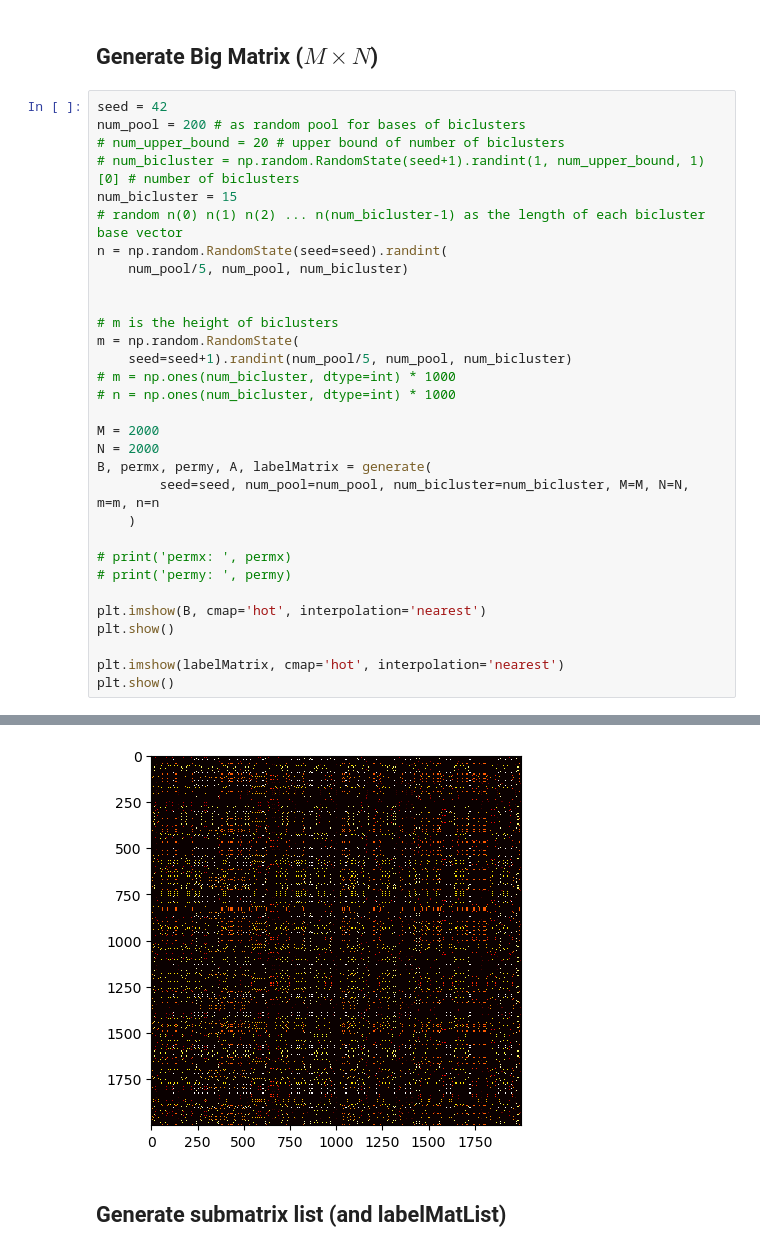
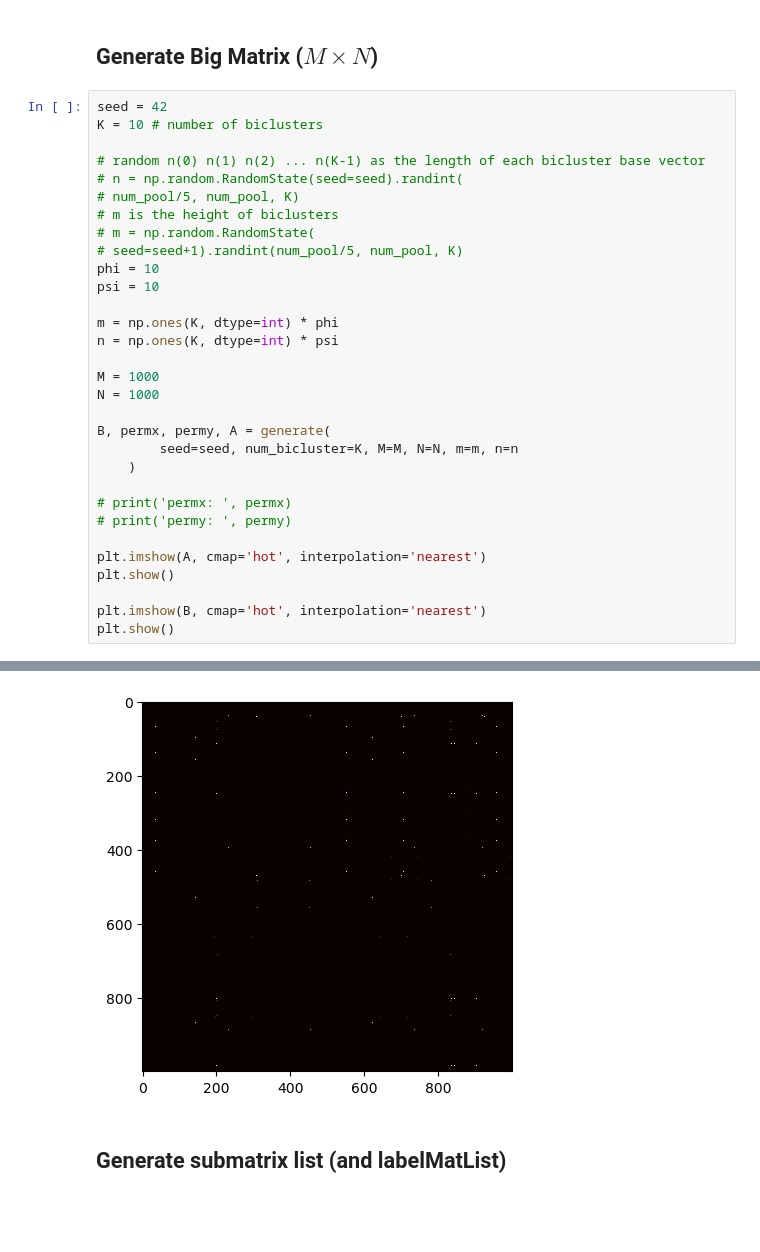
Before and after one commit to wzh4464/big_matrix_cocluster, a Jupyter notebook: main.ipynb, the cells around one changed output, grey strips where cells are left out. Drawn from its saved outputs; the diff is of its cells as text; blank space fills up the shorter version.

```diff
--- a/main.ipynb
+++ b/main.ipynb
@@ -71,33 +47,33 @@ def generate(seed, num_bicluster, num_pool, M, N, m, n):
 ## Generate Big Matrix ($M \times N$)
 # %%
 seed = 42
-num_pool = 200 # as random pool for bases of biclusters
-# num_upper_bound = 20 # upper bound of number of biclusters
-# num_bicluster = np.random.RandomState(seed+1).randint(1, num_upper_bound, 1)[0] # number of biclusters
-num_bicluster = 15
-# random n(0) n(1) n(2) ... n(num_bicluster-1) as the length of each bicluster base vector
-n = np.random.RandomState(seed=seed).randint(
-    num_pool/5, num_pool, num_bicluster)
+K = 10 # number of biclusters
 
+# random n(0) n(1) n(2) ... n(K-1) as the length of each bicluster base vector
+# n = np.random.RandomState(seed=seed).randint(
+# num_pool/5, num_pool, K)
+# m is the height of biclusters
+# m = np.random.RandomState(
+# seed=seed+1).randint(num_pool/5, num_pool, K)
+phi = 10
+psi = 10
 
-# m is the height of biclusters
-m = np.random.RandomState(
-    seed=seed+1).randint(num_pool/5, num_pool, num_bicluster)
-# m = np.ones(num_bicluster, dtype=int) * 1000
-# n = np.ones(num_bicluster, dtype=int) * 1000
+m = np.ones(K, dtype=int) * phi
+n = np.ones(K, dtype=int) * psi
 
-M = 2000
-N = 2000
-B, permx, permy, A, labelMatrix = generate(
-        seed=seed, num_pool=num_pool, num_bicluster=num_bicluster, M=M, N=N, m=m, n=n
+M = 1000
+N = 1000
+
+B, permx, permy, A = generate(
+        seed=seed, num_bicluster=K, M=M, N=N, m=m, n=n
     )
 
 # print('permx: ', permx)
 # print('permy: ', permy)
 
+plt.imshow(A, cmap='hot', interpolation='nearest')
+plt.show()
+
 plt.imshow(B, cmap='hot', interpolation='nearest')
 plt.show()
-
-plt.imshow(labelMatrix, cmap='hot', interpolation='nearest')
-plt.show()
 # %% [output]
@@ -105,3 +81,3 @@ plt.show()
-[figure, old version]
+[figure, new version]
 # %% [markdown]
 ## Generate submatrix list (and labelMatList)
```
Also changed, not shown: parts of 4 cells of this notebook, 1 other file.
